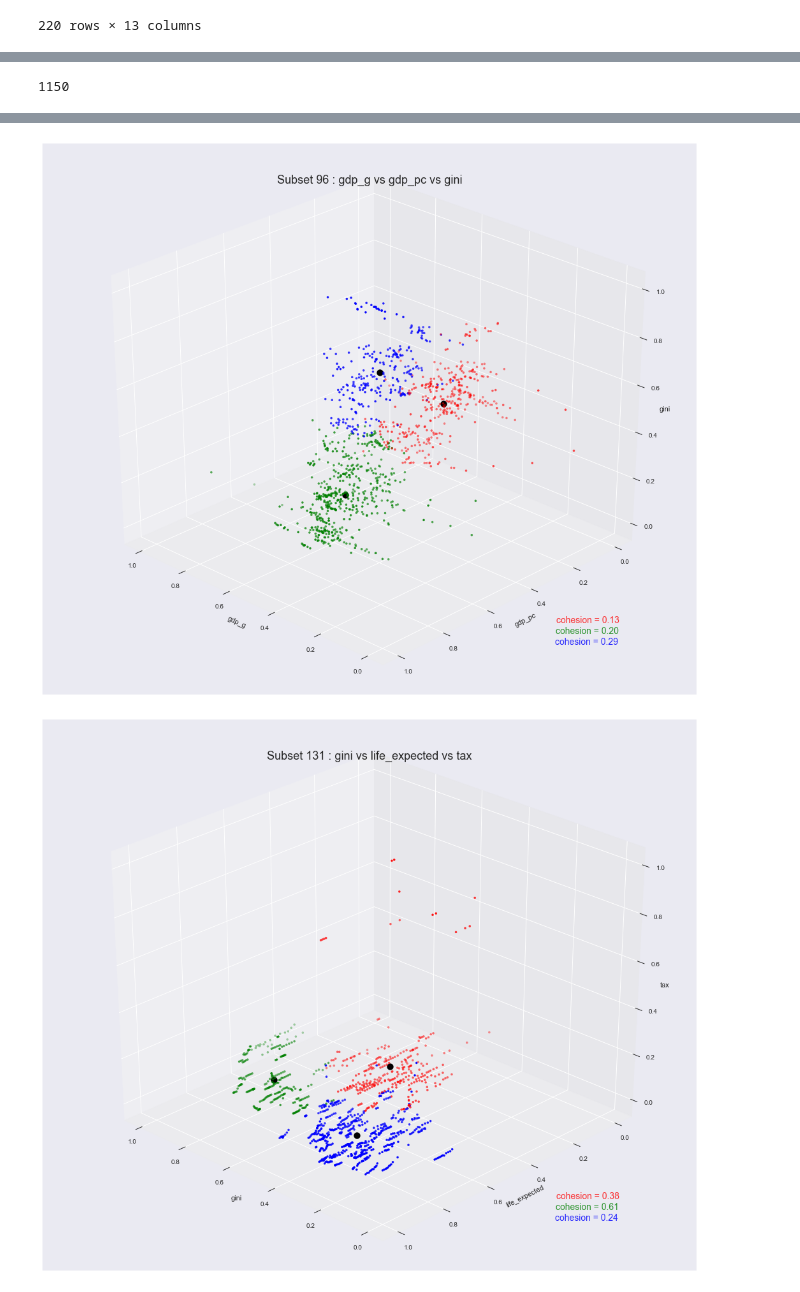
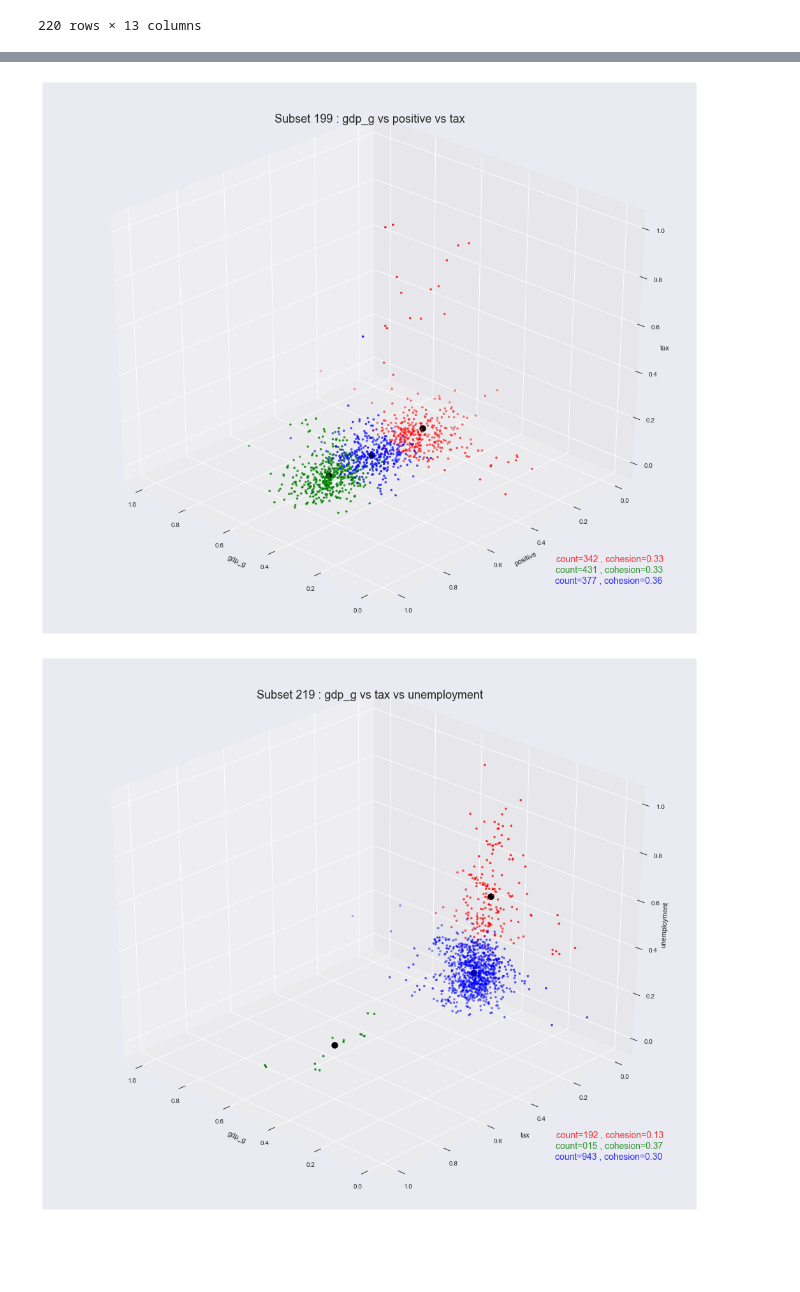
Before and after one commit to Mooophy/158222, a Jupyter notebook: as3/As3.ipynb, the cells around one changed output, grey strips where cells are left out. Drawn from its saved outputs; the diff is of its cells as text; code cells hidden in the pictures; blank space fills up the shorter version.

```diff
--- a/as3/As3.ipynb
+++ b/as3/As3.ipynb
@@ -314,7 +314,7 @@ all_combinations_df#.head()
 | 219 | 0.0 | 1.0 | 0.0 | 0.0 | 0.0 | 0.0 | 0.0 | 0.0 | 0.0 | ... |
 220 rows × 13 columns
 # %%
-all_combinations_df_high_score = all_combinations_df[all_combinations_df.score > 0.48]
+all_combinations_df_high_score = all_combinations_df[all_combinations_df.score > 0.4843]
 all_combinations_df_high_score
 # %% [output]
 |  | corruption | gdp_g | gdp_pc | generosity | gini | gov_confidence | happiness | life_expected | negative | ... |
@@ -325,13 +323,5 @@ all_combinations_df_high_score
 | 199 | 0.0 | 1.0 | 0.0 | 0.0 | 0.0 | 0.0 | 0.0 | 0.0 | 0.0 | ... |
 | 219 | 0.0 | 1.0 | 0.0 | 0.0 | 0.0 | 0.0 | 0.0 | 0.0 | 0.0 | ... |
-# %%
-from numpy import linalg
-a = [1,2,3]
-b = [5,6,7]
-linalg.norm(np.array(a)-np.array(b))
-len(happiness)
-# %% [output]
-1150
 # %%
 colors = {0:'r',1:'g', 2:'b'}
 
@@ -368,7 +358,14 @@ for i, row in all_combinations_df_high_score.iterrows():
         for i, row in clustered_df.iterrows():
             sum_of_dist_to_centroid += linalg.norm(np.array(centroid) - np.array([row[features[0]], row[features[1]], row[features[0]]]))
         cohesion = sum_of_dist_to_centroid / len(clustered_df)
-        ax.text(0, 0.2, -1 * cluster/20 - 0.35, "cohesion = " + "{:.2f}".format(cohesion), color=colors[cluster], alpha=0.8, fontsize=14)
+
+        txt = ' , '.join(
+            [
+                "count=" + "{:03d}".format(len(clustered_df)),
+                "cohesion=" + "{:.2f}".format(cohesion)
+            ]
+        )
+        ax.text(0, 0.2, -1 * cluster/20 - 0.35, txt, color=colors[cluster], alpha=0.8, fontsize=14)
 
         #seperation
 
@@ -380,2 +377,2 @@ for i, row in all_combinations_df_high_score.iterrows():
-[figure, old version]
+[figure, new version]
-[figure, old version]
+[figure, new version]
```
Also changed, not shown: parts of 2 cells of this notebook.
